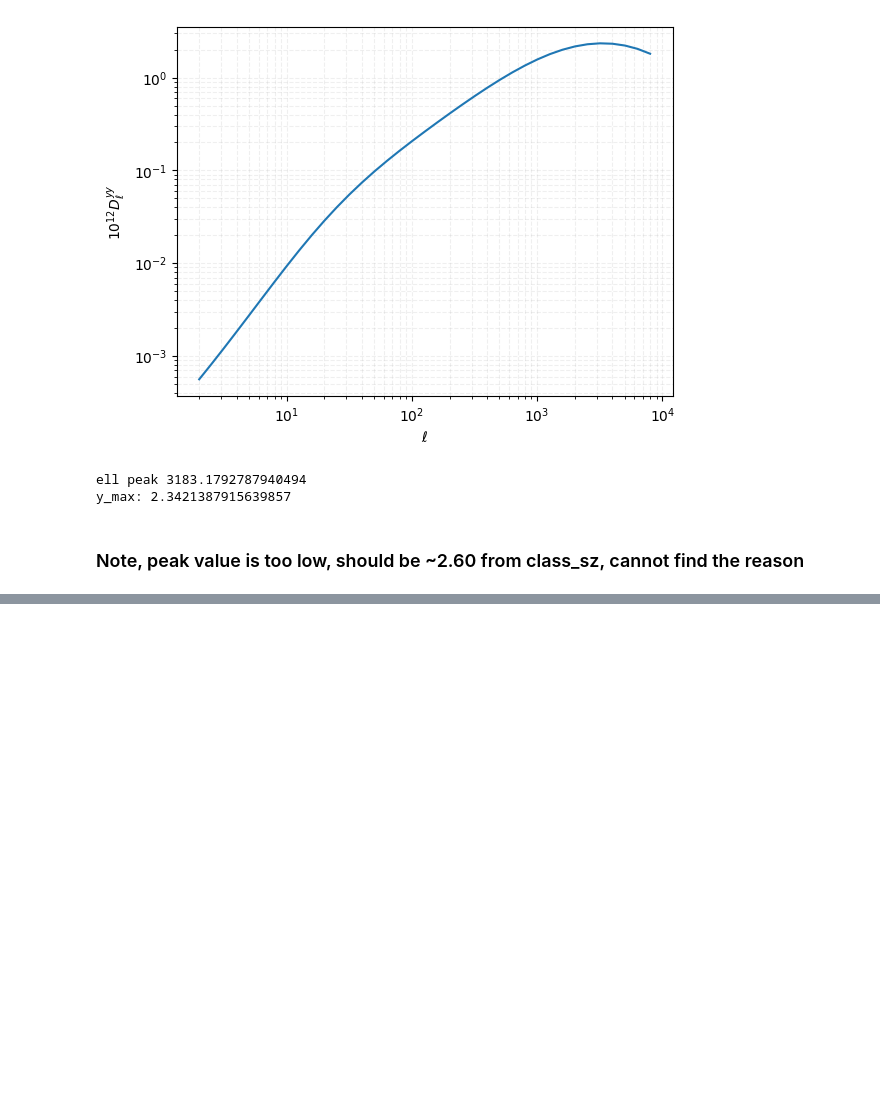
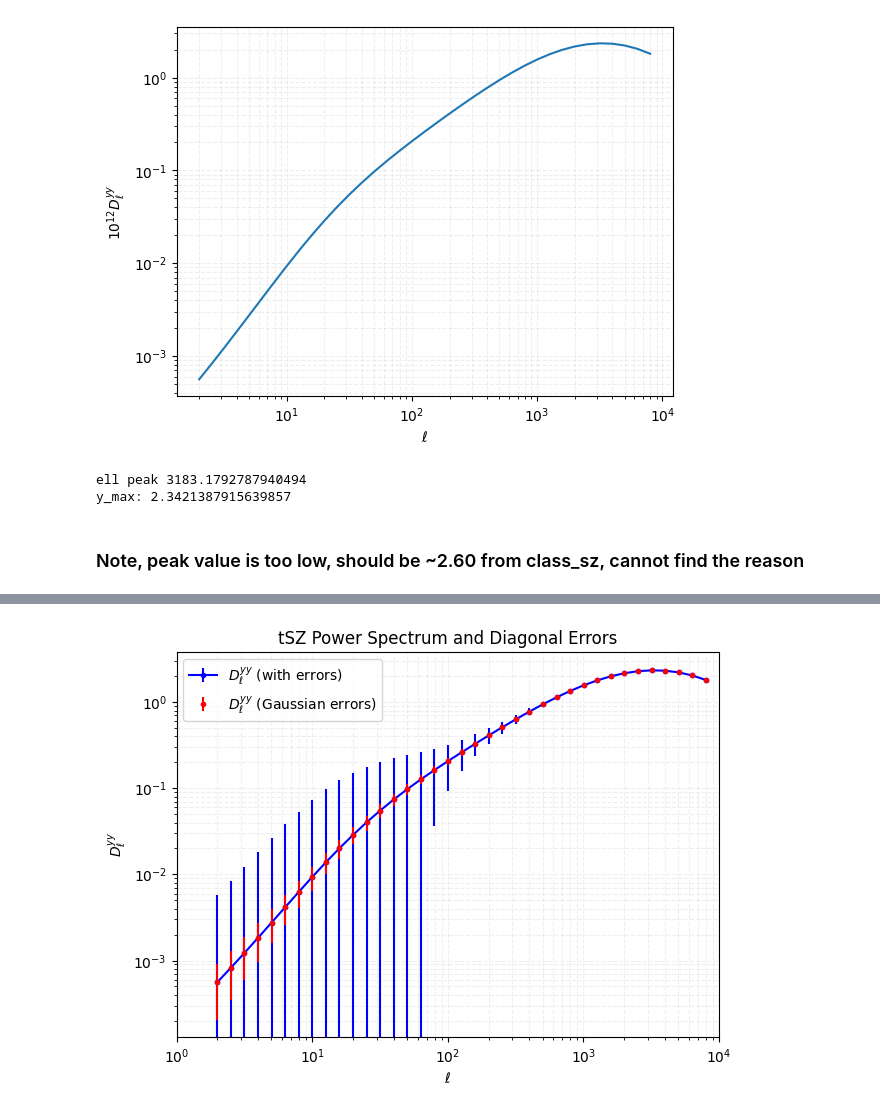
Before and after one commit to CLASS-SZ/notebooks, a Jupyter notebook: class_sz_cl_yy_fast.ipynb, the cells around one changed output, grey strips where cells are left out. Saved outputs shown, nothing was run; the diff lists cells and outputs as text; code cells hidden in the pictures; blank space fills up the shorter version.

```diff
--- a/class_sz_cl_yy_fast.ipynb
+++ b/class_sz_cl_yy_fast.ipynb
@@ -754,0 +893,25 @@ Wall time: 950 ms
+# %%
+# Now you can, for example, slice out the diagonal to get error bars:
+diag_vals = jnp.diag(scaled_M_llp)   # shape (n_ell,)
+diag_vals_G = jnp.diag(scaled_M_G_llp)   # shape (n_ell,)
+# print(diag_vals_G)
+sigma = jnp.sqrt(diag_vals)
+sigma_G = jnp.sqrt(diag_vals_G)
+D_yy = ell * (ell + 1) * C_yy / (2 * jnp.pi)
+# Then you can plot C_ell^{yy} with error bars = sqrt(M_{ell,ell}).
+
+plt.figure(figsize=(7,5))
+plt.errorbar(ell_arr, D_yy*1e12, yerr=sigma*1e12, fmt='.-', label=r'$D_\ell^{yy}$ (with errors)', color='b')
+plt.errorbar(ell_arr, D_yy*1e12, yerr=sigma_G*1e12, fmt='.', label=r'$D_\ell^{yy}$ (Gaussian errors)', color='r')
+plt.xlabel(r'$\ell$')
+plt.ylabel(r'$D_\ell^{yy}$')
+plt.xscale('log')
+plt.yscale('log')
+plt.xlim(1, 1e4)
+# plt.ylim(1e-3, 1e1)
+plt.legend()
+plt.title('tSZ Power Spectrum and Diagonal Errors')
+plt.grid(visible=True, which="both", alpha=0.2, linestyle='--')
+plt.show()
+# %% [output]
+[figure, added]
```
Also changed, not shown: parts of 19 cells of this notebook.
